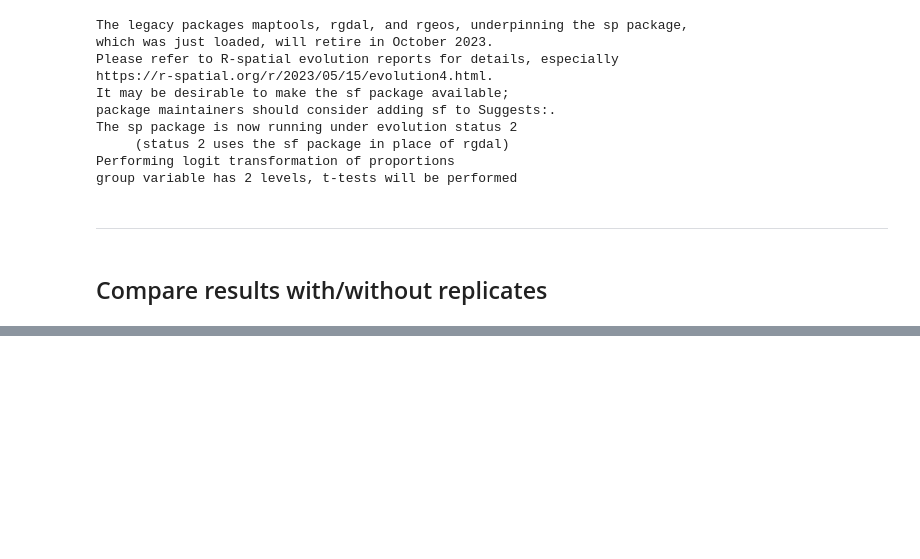
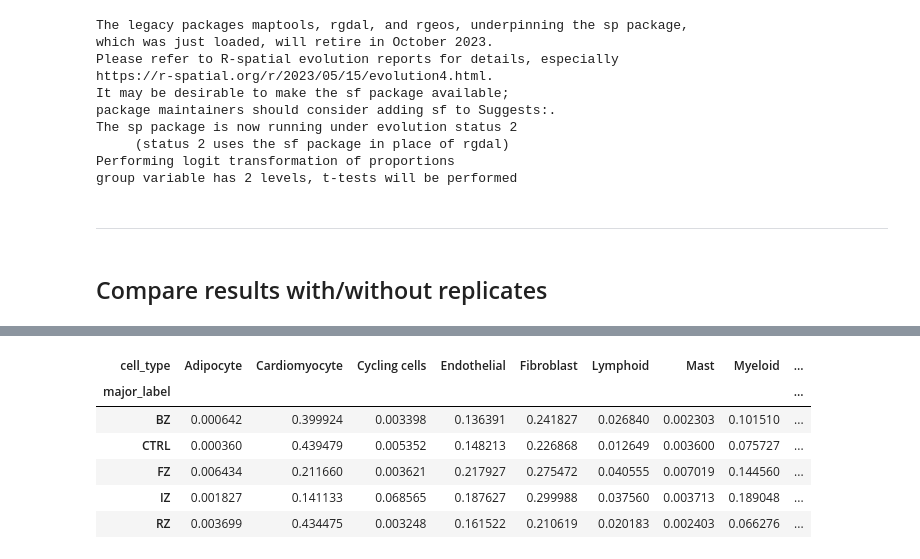
Before and after one commit to loosolab/scanpro, a Jupyter notebook: Alayoubi_et_al_2023/4_Human_MI_dataset.ipynb, the cells around one changed output, grey strips where cells are left out. Cells and saved outputs as stored; diff of their text form; code cells hidden in the pictures; blank space fills up the shorter version.

```diff
--- a/Alayoubi_et_al_2023/4_Human_MI_dataset.ipynb
+++ b/Alayoubi_et_al_2023/4_Human_MI_dataset.ipynb
@@ -208,3 +208,13 @@ plt.show()
+# %%
+res_snrna_boot.props
+# %% [output]
+| cell_type | Adipocyte | Cardiomyocyte | Cycling cells | Endothelial | Fibroblast | Lymphoid | Mast | Myeloid | ... |
+| major_label |  |  |  |  |  |  |  |  | ... |
+| BZ | 0.000642 | 0.399924 | 0.003398 | 0.136391 | 0.241827 | 0.026840 | 0.002303 | 0.101510 | ... |
+| CTRL | 0.000360 | 0.439479 | 0.005352 | 0.148213 | 0.226868 | 0.012649 | 0.003600 | 0.075727 | ... |
+| FZ | 0.006434 | 0.211660 | 0.003621 | 0.217927 | 0.275472 | 0.040555 | 0.007019 | 0.144560 | ... |
+| IZ | 0.001827 | 0.141133 | 0.068565 | 0.187627 | 0.299988 | 0.037560 | 0.003713 | 0.189048 | ... |
+| RZ | 0.003699 | 0.434475 | 0.003248 | 0.161522 | 0.210619 | 0.020183 | 0.002403 | 0.066276 | ... |
 # %%
 res_snrna.plot(clusters=["Myeloid"])
 # %% [output]
```
Also changed, not shown: parts of 6 cells of this notebook, 45 other files.
